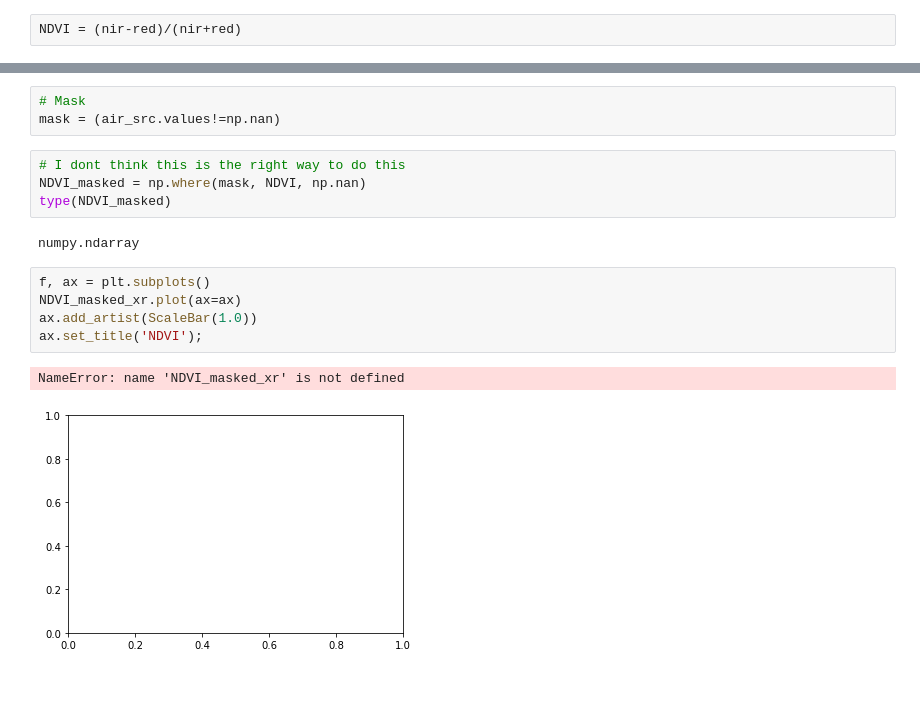
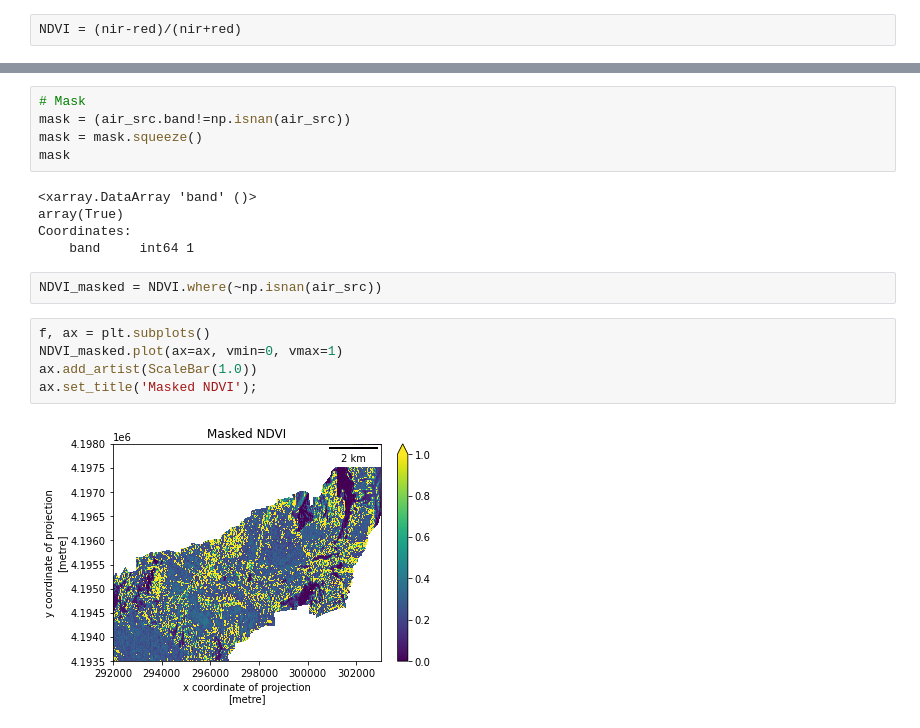
Before and after one commit to UW-GDA/aster-thermal, a Jupyter notebook: scratch2.ipynb, the cells around one changed output, grey strips where cells are left out. Drawn from its saved outputs; the diff is of its cells as text; blank space fills up the shorter version.

Commit message:
Updated plots and NDVI

```diff
--- a/scratch2.ipynb
+++ b/scratch2.ipynb
@@ -121,17 +156,19 @@ NDVI = (nir-red)/(nir+red)
 # %%
 # Mask
-mask = (air_src.values!=np.nan)
+mask = (air_src.band!=np.isnan(air_src))
+mask = mask.squeeze()
+mask
+# %% [output]
+<xarray.DataArray 'band' ()>
+array(True)
+Coordinates:
+    band     int64 1
-# %%
-# I dont think this is the right way to do this
-NDVI_masked = np.where(mask, NDVI, np.nan)
-type(NDVI_masked)
-# %% [output]
-numpy.ndarray
+# %%
+NDVI_masked = NDVI.where(~np.isnan(air_src))
 # %%
 f, ax = plt.subplots()
-NDVI_masked_xr.plot(ax=ax)
+NDVI_masked.plot(ax=ax, vmin=0, vmax=1)
 ax.add_artist(ScaleBar(1.0))
-ax.set_title('NDVI');
+ax.set_title('Masked NDVI');
 # %% [output]
-NameError: name 'NDVI_masked_xr' is not defined
-[figure, old version]
+[figure, new version]
```
Also changed, not shown: parts of 7 cells of this notebook.
